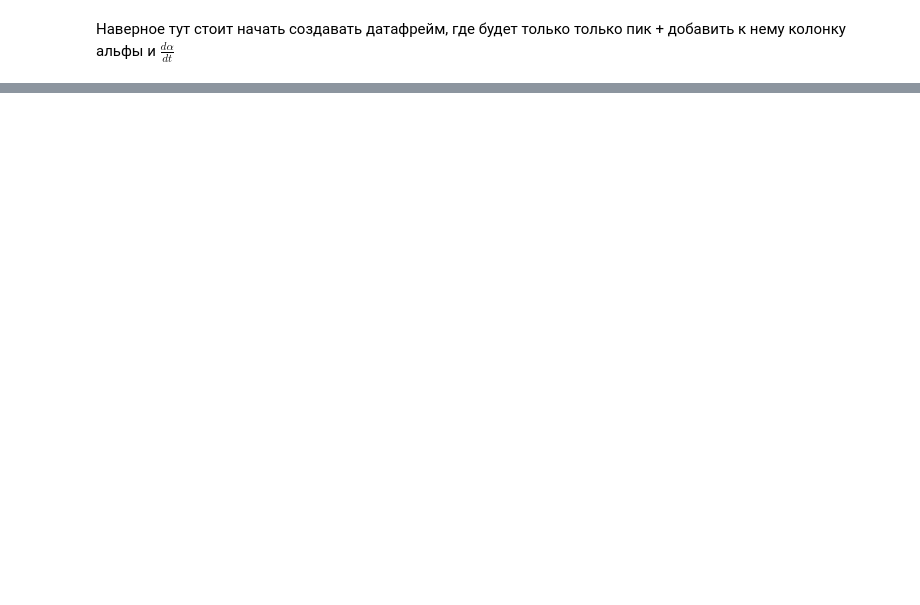
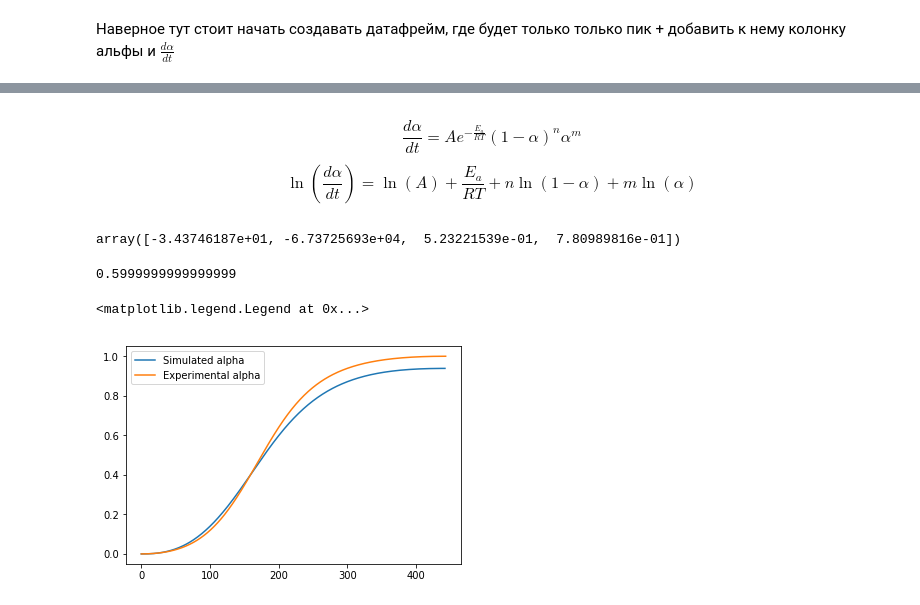
Before and after one commit to YarikineZ/DS_final_project, a Jupyter notebook: Final project.ipynb, the cells around one changed output, grey strips where cells are left out. Saved outputs shown, nothing was run; the diff lists cells and outputs as text; code cells hidden in the pictures; blank space fills up the shorter version.

Commit message:
Simulated alpha

```diff
--- a/Final project.ipynb
+++ b/Final project.ipynb
@@ -108,0 +155,47 @@ plt.plot(alpha)
+# %% [markdown]
+$$\frac{d\alpha}{dt} = Ae^{-\frac{E_a}{RT}}(1-\alpha)^n \alpha^m$$
+$$\ln(\frac{d\alpha}{dt}) = \ln(A) + \frac{E_a}{RT} + n \ln(1-\alpha) + m \ln(\alpha)$$
+# %%
+from sklearn import linear_model
+
+R = 8.314
+
+a = np.ones(processed_df['alpha'].count()) #собираем матрицу коэффицентов
+b = np.array(-1 / (R * processed_df['temp']))
+c = np.array(np.log(1 - processed_df['alpha']))
+d = np.log(processed_df['alpha'])
+X = np.vstack([a, b, c, d])
+#X = np.vstack([a, b, c])
+X = X.transpose()
+
+
+y = np.log(processed_df['dalpha_dtime'])
+
+lm_regr = linear_model.LinearRegression(fit_intercept=False, normalize=True)
+lm_regr.fit(X, y)
+
+lm_regr.coef_
+# %% [output]
+array([-3.43746187e+01, -6.73725693e+04,  5.23221539e-01,  7.80989816e-01])
+# %%
+print(processed_df.iloc[0, 1])
+# %% [output]
+0.5999999999999999
+# %%
+A = np.exp(lm_regr.coef_[0])
+
+processed_df["pred_dalpha_dtime"] =  np.exp(lm_regr.predict(X))
+
+pred_alpha = []
+pred_alpha.append(0)
+for i in range(len(processed_df)):
+    pred_alpha.append(pred_alpha[-1] +
+                      processed_df.iloc[i][-1]*processed_df.iloc[i][1])
+
+
+plt.plot(pred_alpha, label = "Simulated alpha")
+plt.plot(alpha, label = "Experimental alpha")
+plt.legend()
+# %% [output]
+<matplotlib.legend.Legend at 0x...>
+[figure, added]
```
Also changed, not shown: parts of 5 cells of this notebook.
